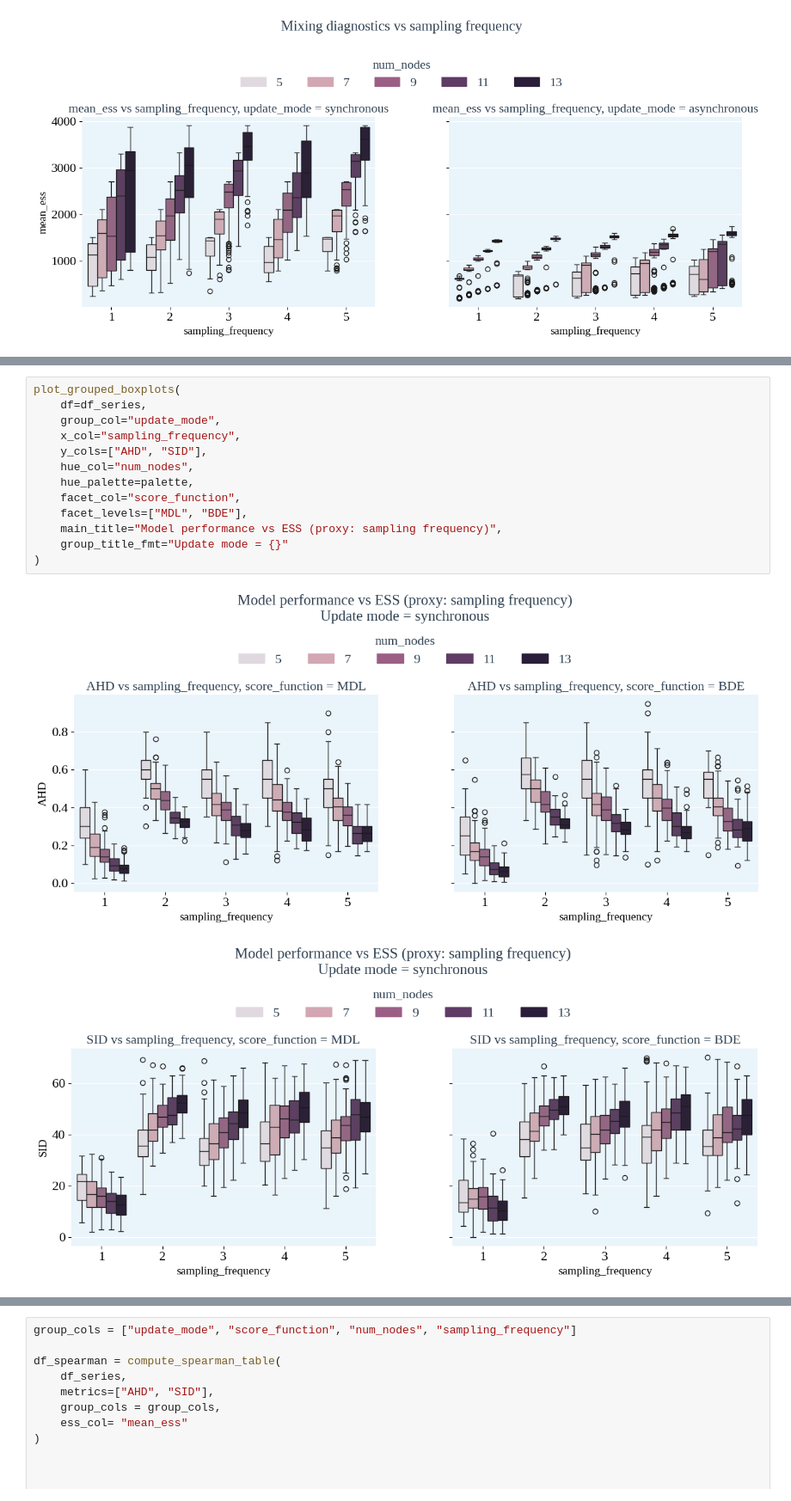
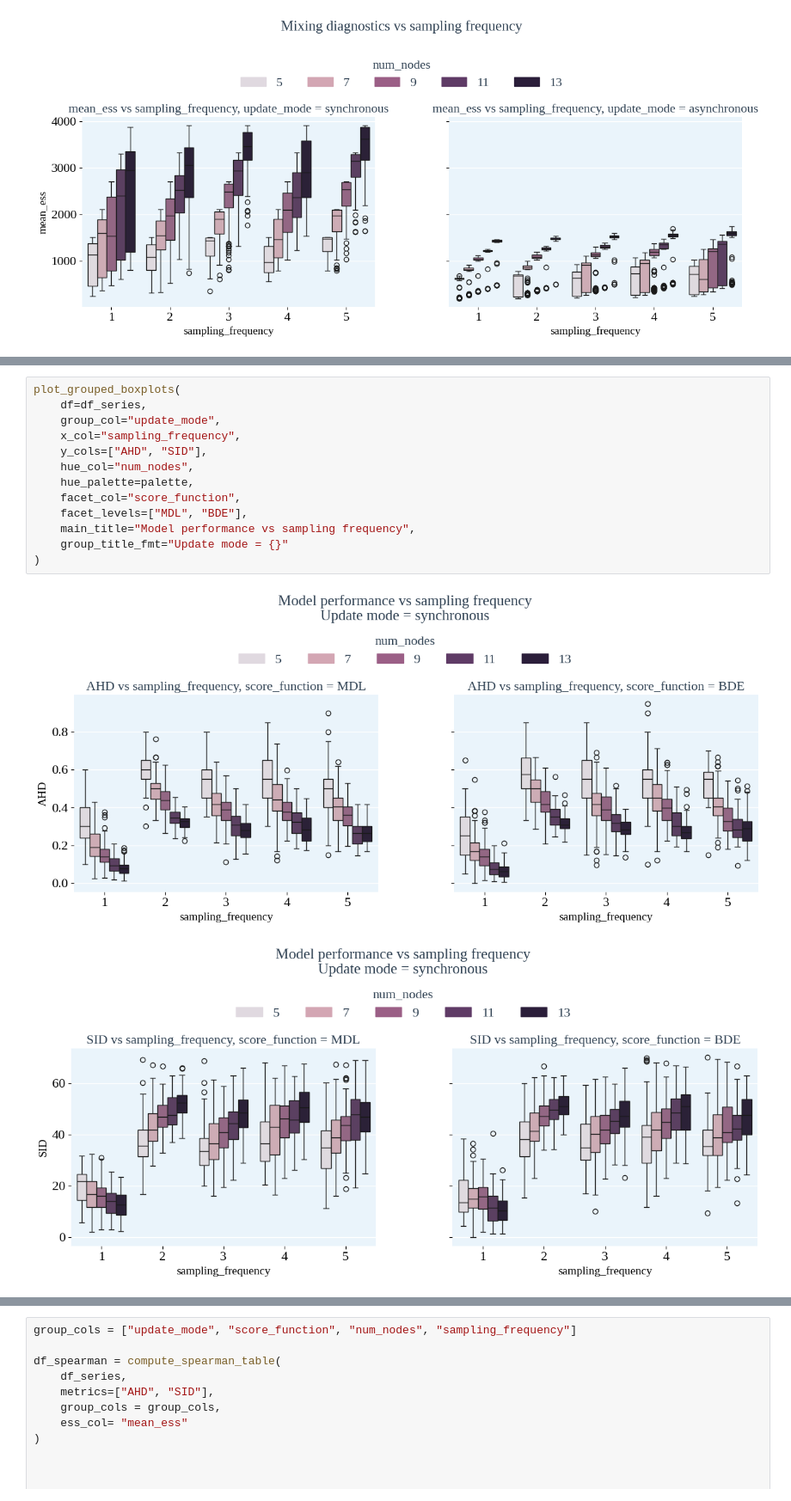
Before and after one commit to maxi7524/SAD2_final_project, a Jupyter notebook: notebooks/raport_max.ipynb, the cells around one changed output, grey strips where cells are left out. Shown at 86% size. Saved outputs shown, nothing was run; the diff lists cells and outputs as text.

```diff
--- a/notebooks/raport_max.ipynb
+++ b/notebooks/raport_max.ipynb
@@ -297,16 +264,16 @@ These results motivate the inferential analyses performed in subsequent sections
 # %%
 plot_grouped_boxplots(
     df=df_series,
     group_col="update_mode",
     x_col="sampling_frequency",
     y_cols=["AHD", "SID"],
     hue_col="num_nodes",
     hue_palette=palette,
     facet_col="score_function",
     facet_levels=["MDL", "BDE"],
-    main_title="Model performance vs ESS (proxy: sampling frequency)",
+    main_title="Model performance vs sampling frequency",
     group_title_fmt="Update mode = {}"
 )
 # %% [output]
-[figure, old version]
+[figure, new version]
-[figure, old version]
+[figure, new version]
```
Also changed, not shown: parts of 7 cells of this notebook, 1 other file.
